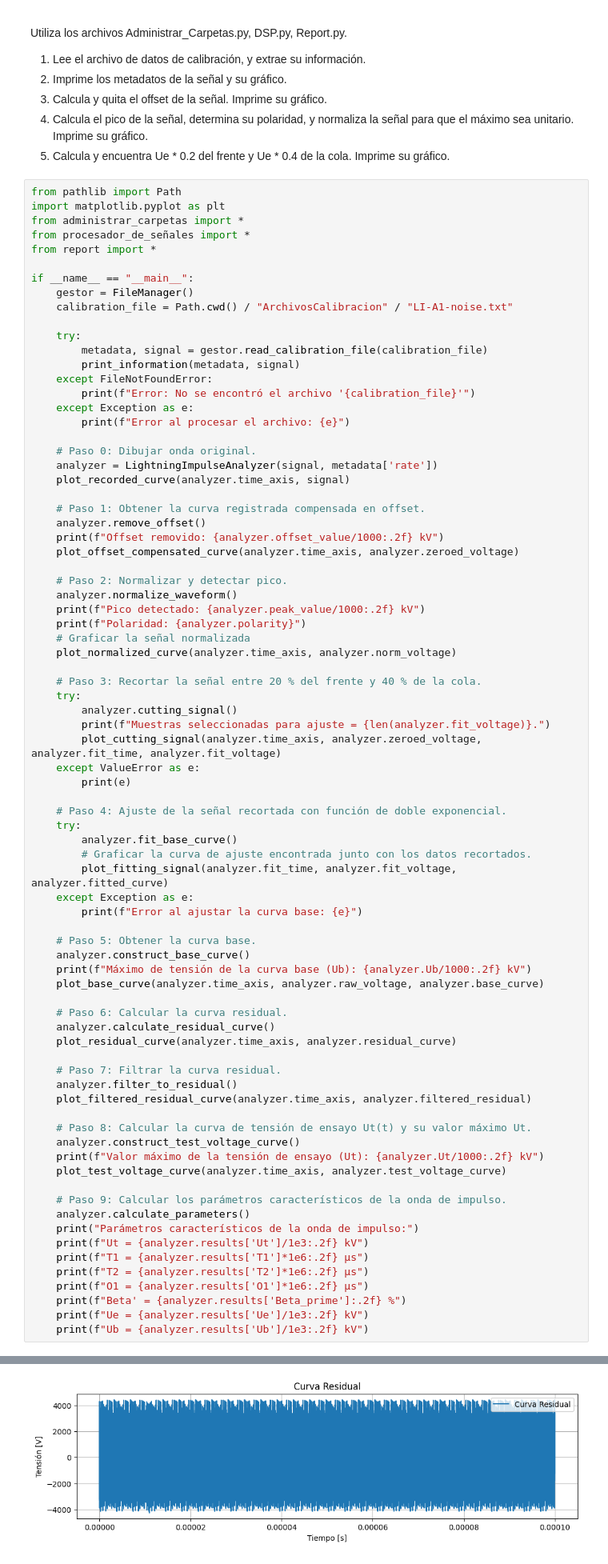
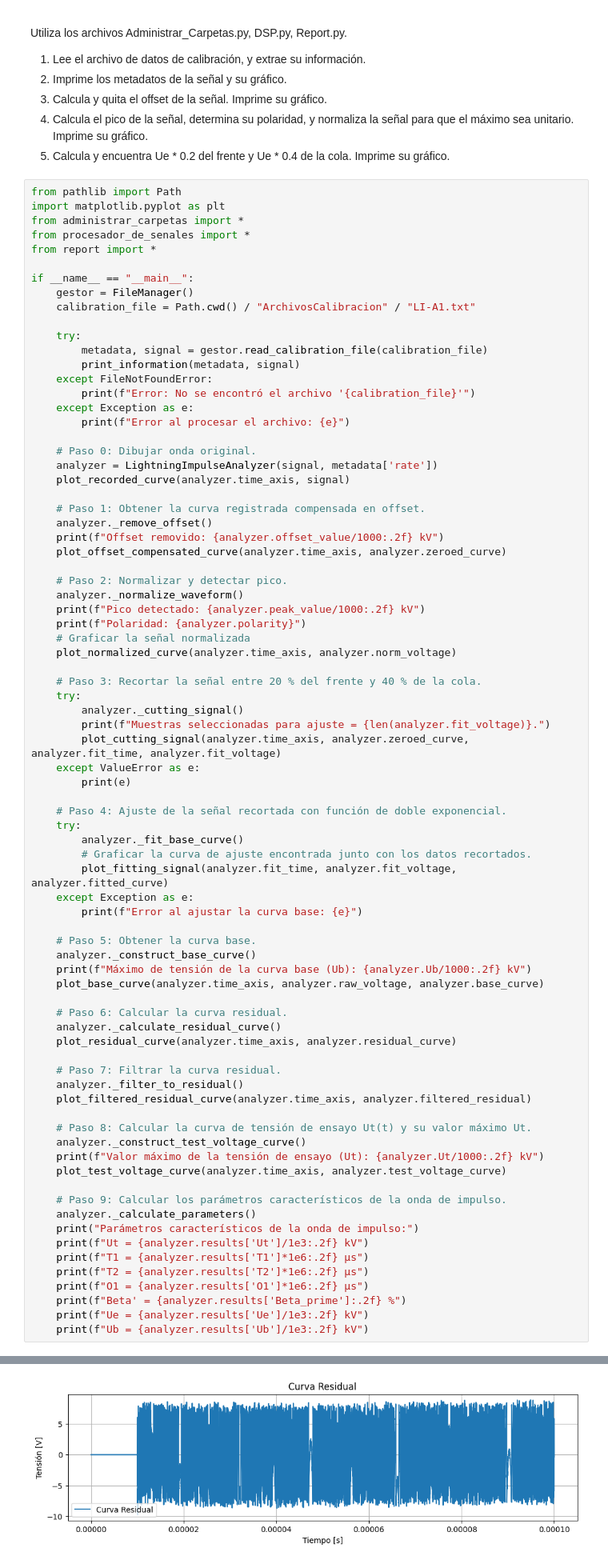
Before and after one commit to DamianTardon/Repositorio_PI, a Jupyter notebook: src/Tester.ipynb, the cells around one changed output, grey strips where cells are left out. Shown at 80% size. Saved outputs shown, nothing was run; the diff lists cells and outputs as text.

```diff
--- a/src/Tester.ipynb
+++ b/src/Tester.ipynb
@@ -116,12 +116,12 @@ Utiliza los archivos Administrar_Carpetas.py, DSP.py, Report.py.
 from pathlib import Path
 import matplotlib.pyplot as plt
 from administrar_carpetas import *
-from procesador_de_señales import *
+from procesador_de_senales import *
 from report import *
 
 if __name__ == "__main__":
     gestor = FileManager()
-    calibration_file = Path.cwd() / "ArchivosCalibracion" / "LI-A1-noise.txt"
+    calibration_file = Path.cwd() / "ArchivosCalibracion" / "LI-A1.txt"
 
     try:
         metadata, signal = gestor.read_calibration_file(calibration_file)
@@ -136,12 +136,12 @@ if __name__ == "__main__":
     plot_recorded_curve(analyzer.time_axis, signal)
 
     # Paso 1: Obtener la curva registrada compensada en offset.
-    analyzer.remove_offset()
+    analyzer._remove_offset()
     print(f"Offset removido: {analyzer.offset_value/1000:.2f} kV")
-    plot_offset_compensated_curve(analyzer.time_axis, analyzer.zeroed_voltage)
+    plot_offset_compensated_curve(analyzer.time_axis, analyzer.zeroed_curve)
 
     # Paso 2: Normalizar y detectar pico.
-    analyzer.normalize_waveform()
+    analyzer._normalize_waveform()
     print(f"Pico detectado: {analyzer.peak_value/1000:.2f} kV")
     print(f"Polaridad: {analyzer.polarity}")
     # Graficar la señal normalizada
@@ -149,40 +149,40 @@ if __name__ == "__main__":
 
     # Paso 3: Recortar la señal entre 20 % del frente y 40 % de la cola.
     try:
-        analyzer.cutting_signal()
+        analyzer._cutting_signal()
         print(f"Muestras seleccionadas para ajuste = {len(analyzer.fit_voltage)}.")
-        plot_cutting_signal(analyzer.time_axis, analyzer.zeroed_voltage, analyzer.fit_time, analyzer.fit_voltage)
+        plot_cutting_signal(analyzer.time_axis, analyzer.zeroed_curve, analyzer.fit_time, analyzer.fit_voltage)
     except ValueError as e:
         print(e)
 
     # Paso 4: Ajuste de la señal recortada con función de doble exponencial.
     try:
-        analyzer.fit_base_curve()
+        analyzer._fit_base_curve()
         # Graficar la curva de ajuste encontrada junto con los datos recortados.
         plot_fitting_signal(analyzer.fit_time, analyzer.fit_voltage, analyzer.fitted_curve)
     except Exception as e:
         print(f"Error al ajustar la curva base: {e}")
 
     # Paso 5: Obtener la curva base.
-    analyzer.construct_base_curve()
+    analyzer._construct_base_curve()
     print(f"Máximo de tensión de la curva base (Ub): {analyzer.Ub/1000:.2f} kV")
     plot_base_curve(analyzer.time_axis, analyzer.raw_voltage, analyzer.base_curve)
 
     # Paso 6: Calcular la curva residual.
-    analyzer.calculate_residual_curve()
+    analyzer._calculate_residual_curve()
     plot_residual_curve(analyzer.time_axis, analyzer.residual_curve)
 
     # Paso 7: Filtrar la curva residual.
-    analyzer.filter_to_residual()
+    analyzer._filter_to_residual()
     plot_filtered_residual_curve(analyzer.time_axis, analyzer.filtered_residual)
 
     # Paso 8: Calcular la curva de tensión de ensayo Ut(t) y su valor máximo Ut.
-    analyzer.construct_test_voltage_curve()
+    analyzer._construct_test_voltage_curve()
     print(f"Valor máximo de la tensión de ensayo (Ut): {analyzer.Ut/1000:.2f} kV")
     plot_test_voltage_curve(analyzer.time_axis, analyzer.test_voltage_curve)
 
     # Paso 9: Calcular los parámetros característicos de la onda de impulso.
-    analyzer.calculate_parameters()
+    analyzer._calculate_parameters()
     print("Parámetros característicos de la onda de impulso:")
     print(f"Ut = {analyzer.results['Ut']/1e3:.2f} kV")
     print(f"T1 = {analyzer.results['T1']*1e6:.2f} µs")
@@ -219,2 +216,2 @@ Máximo de tensión de la curva base (Ub): 1049.60 kV
-[figure, old version]
+[figure, new version]
 ... (4 outputs left out)
```
Also changed, not shown: parts of 7 cells of this notebook, 4 other files.
